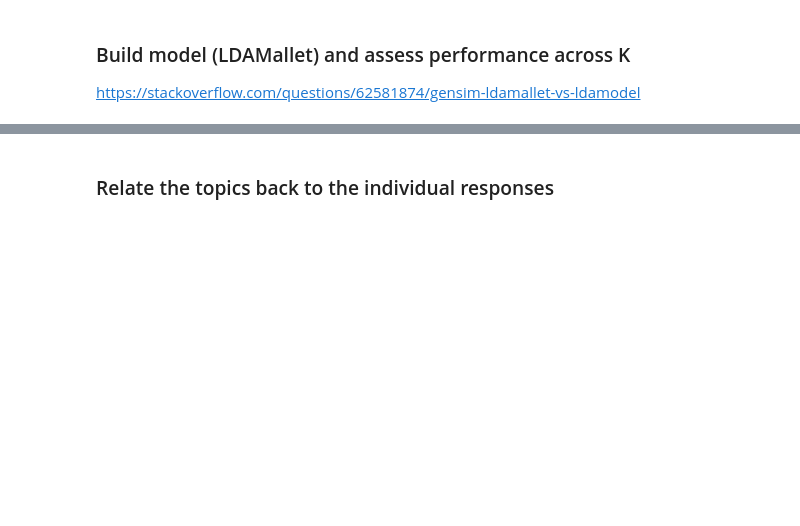
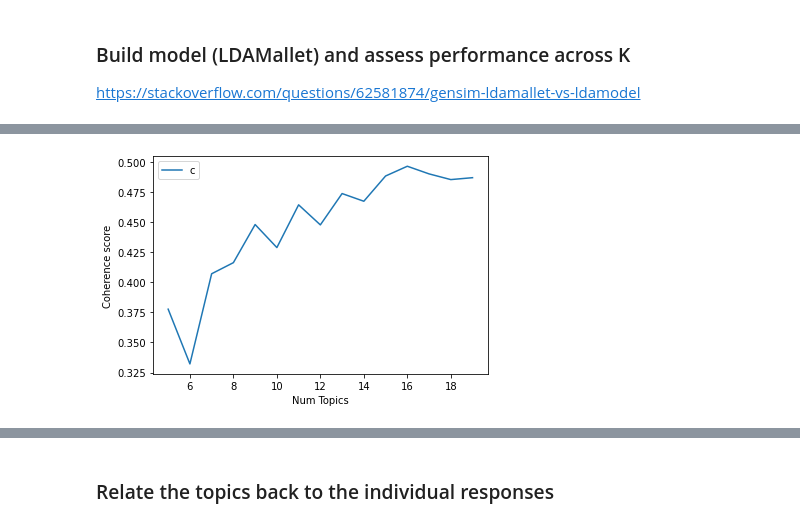
Before and after one commit to erobitschek/urban_policy_nlp, a Jupyter notebook: code/03_survey_topicmodel.ipynb, the cells around one changed output, grey strips where cells are left out. Drawn from its saved outputs; the diff is of its cells as text; code cells hidden in the pictures; blank space fills up the shorter version.

```diff
--- a/code/03_survey_topicmodel.ipynb
+++ b/code/03_survey_topicmodel.ipynb
@@ -247,7 +377,7 @@ def compute_coherence_values(dictionary, corpus, texts, limit, start=2, step=3):
     coherence_values = []
     model_list = []
     for num_topics in range(start, limit, step):
-        model = gensim.models.wrappers.LdaMallet(mallet_path, corpus=corpus, num_topics=num_topics, id2word=id2word)
+        model = gensim.models.wrappers.LdaMallet(mallet_path, corpus=corpus, num_topics=num_topics, id2word=id2word, random_seed=42)
         model_list.append(model)
         coherencemodel = CoherenceModel(model=model, texts=texts, dictionary=dictionary, coherence='c_v')
         coherence_values.append(coherencemodel.get_coherence())
@@ -255,4 +385,4 @@ def compute_coherence_values(dictionary, corpus, texts, limit, start=2, step=3):
     return model_list, coherence_values
 
 model_list, coherence_values = compute_coherence_values(dictionary=id2word, corpus=corpus,
-                                                        texts=data_lemmatized, start=5, limit=14, step=1)
+                                                        texts=data_lemmatized, start=5, limit=20, step=1)
@@ -259,12 +407,14 @@ model_list, coherence_values = compute_coherence_values(dictionary=id2word, corp
 # %%
 # Show graph
-limit=14; start=5; step=1;
+limit=20; start=5; step=1;
 x = range(start, limit, step)
 plt.plot(x, coherence_values)
 plt.xlabel("Num Topics")
 plt.ylabel("Coherence score")
 plt.legend(("coherence_values"), loc='best')
 plt.show()
+# %% [output]
+[figure, added]
 # %%
 # Print the coherence scores
 for m, cv in zip(x, coherence_values):
```
Also changed, not shown: parts of 45 cells of this notebook, 1 other file.
